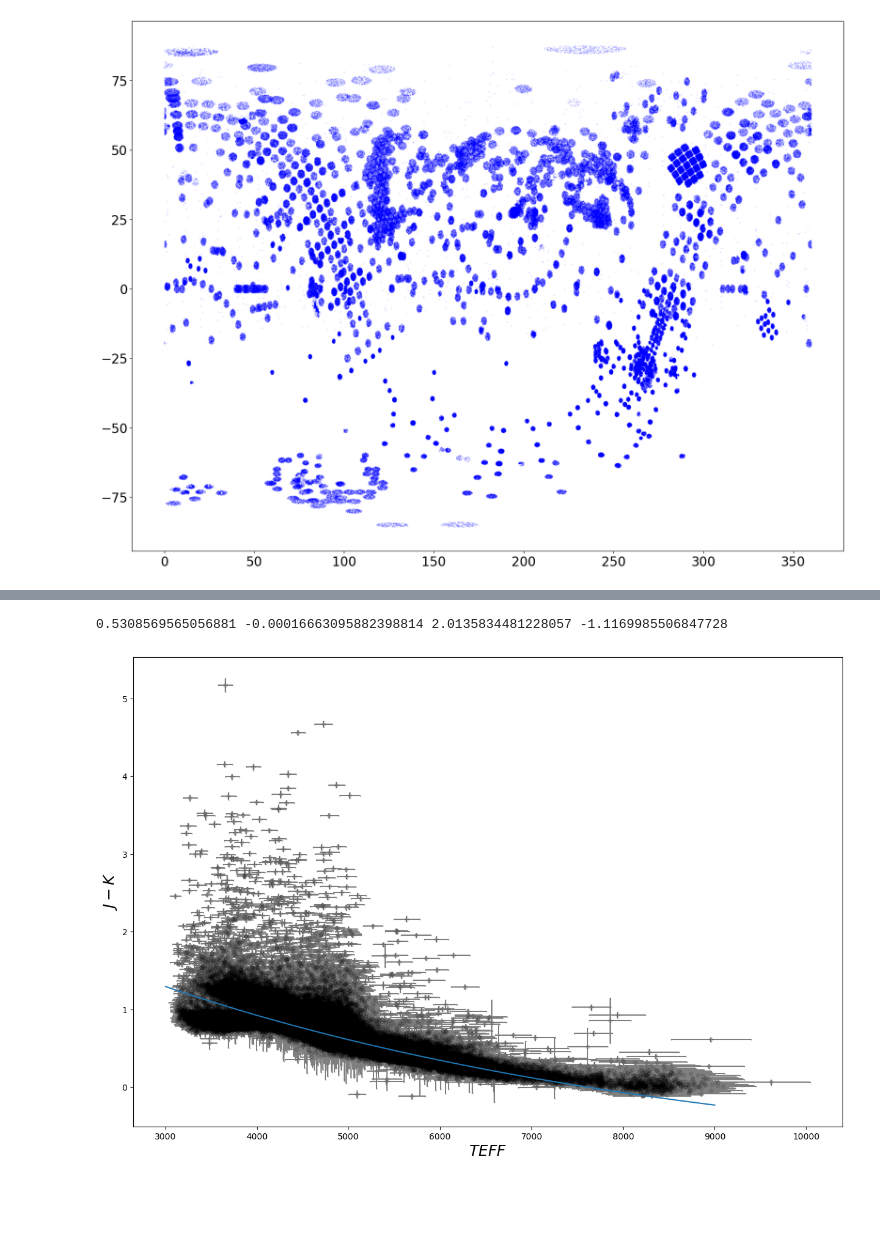
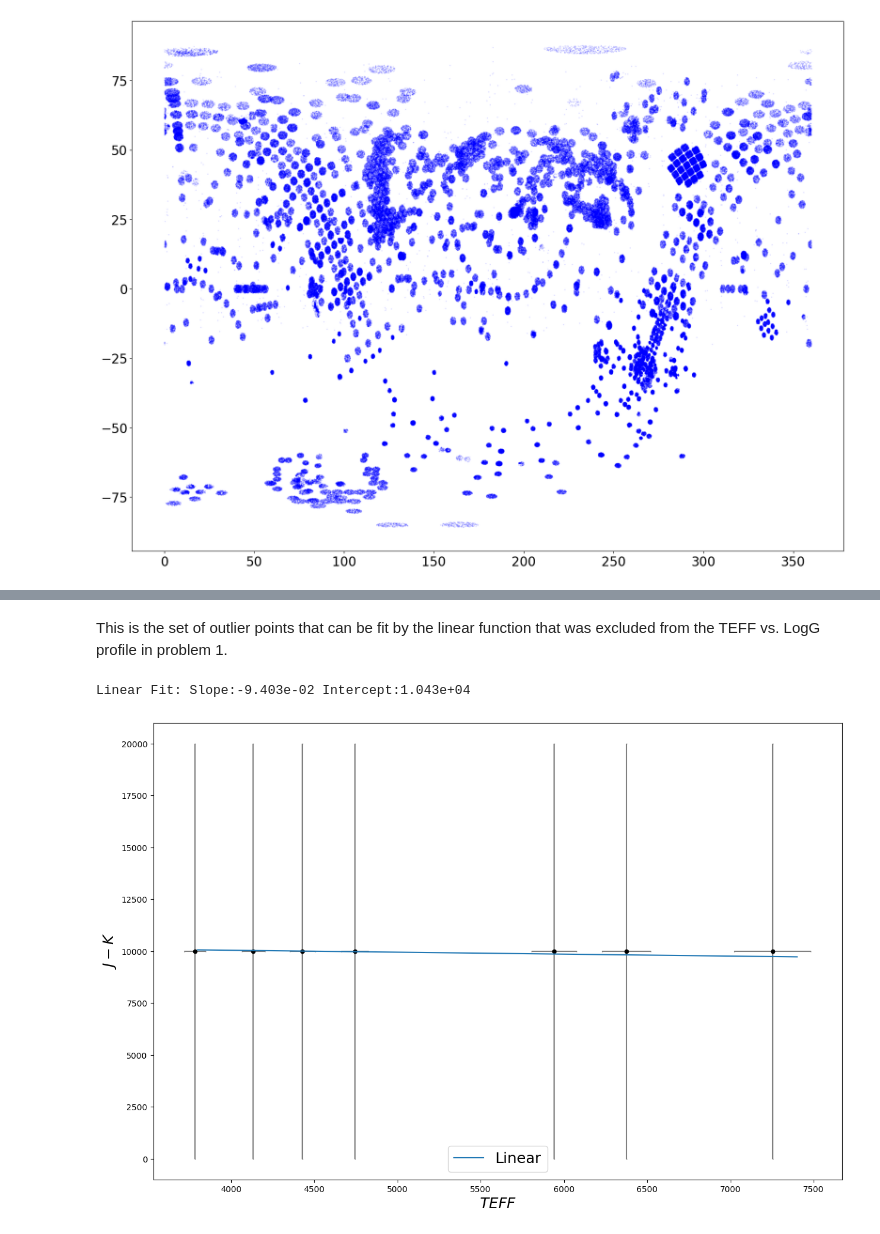
Before and after one commit to aprhorton/PHY60323, a Jupyter notebook: Week11_HW.ipynb, the cells around one changed output, grey strips where cells are left out. Drawn from its saved outputs; the diff is of its cells as text; code cells hidden in the pictures; blank space fills up the shorter version.

```diff
--- a/Week11_HW.ipynb
+++ b/Week11_HW.ipynb
@@ -115,7 +115,7 @@ ColDefs(
 def mcFit2(func, x, y, y_err, x_err, p0=[1,1]):
     slope = list()
     y_ints = list()
-    iters = 5
+    iters = 500
     for i in range(iters):
         # remember random normal distribution (Gaussian)
         weightsx = np.random.randn(len(y))
@@ -135,7 +135,7 @@ def mcFit3(func, x, y, y_err, x_err,p0=[1,1,1]):
     paramA = list()
     paramB = list()
     paramC = list()
-    iters = 5
+    iters = 500
     for i in range(iters):
         # remember random normal distribution (Gaussian)
         weightsx = np.random.randn(len(y))
@@ -155,7 +155,7 @@ def mcFit4(func, x, y, y_err, x_err, p0=[1,1,1,1]):
     paramB = list()
     paramC = list()
     paramD = list()
-    iters = 5
+    iters = 500
     for i in range(iters):
         # remember random normal distribution (Gaussian)
         weightsx = np.random.randn(len(y))
@@ -322,48 +600,30 @@ plt.show()
+# %% [markdown]
+This is the set of outlier points that can be fit by the linear function that was excluded from the TEFF vs. LogG profile in problem 1.
 # %%
-#problem 4 Select stars only with with  𝐺𝐿𝐴𝑇<−10  or  𝐺𝐿𝐴𝑇>10  Fit {\bf TEFF, (TEFF_ERR) vs. (J - K) (J_ERR, K_ERR)
-mask_1 = ((star['GLAT'][good] < -10) | (star['GLAT'][good] >10)) &(star['TEFF'][good] > -9999) & ((star['J'][good]-star['K'][good])<9999) & (np.sqrt(star['J_ERR'][good]**2+star['K_ERR'][good]**2)<8)
+
+mask_1 = ((star['GLAT'][good] < -10) | (star['GLAT'][good] >10)) &(star['TEFF'][good] > -9999) & ((star['J'][good]-star['K'][good])>9999)
 xdat = star['TEFF'][good][mask_1]
 ydat = star['J'][good][mask_1]-star['K'][good][mask_1]
 xdat_err = star['TEFF_ERR'][good][mask_1]
 ydat_err = np.sqrt(star['J_ERR'][good][mask_1]**2+star['K_ERR'][good][mask_1]**2)
 
 
-#slope, intercept = mcFit2(linear, xdat, ydat, ydat_err)
-#a_poly_2,b_poly_2,c_poly_2 = mcFit3(poly2, xdat, ydat, ydat_err, xdat_err)
-#print(a_poly_2,b_poly_2,c_poly_2)
-#a_poly_3,b_poly_3,c_poly_3,d_poly_3 = mcFit4(poly3, xdat, ydat, ydat_err, xdat_err)
-#print(a_poly_3,b_poly_3,c_poly_3,d_poly_3)
-
-#a_lorentz, b_lorentz, c_lorentz = mcFit3(lorentzian_cauchy,xdat, ydat, ydat_err, xdat_err, p0=[4000,1000,1.5])
-#print(a_lorentz, b_lorentz, c_lorentz)
-#a_sig, b_sig, c_sig, d_sig = mcFit4(sigmoid, xdat, ydat, ydat_err, xdat_err,p0=[4000,6,2.5,0.3])
-#print(a_sig, b_sig, c_sig, d_sig)
-#a_4,b_4,c_4,d_4 = mcFit4(logfit, xdat, ydat, ydat_err, xdat_err, p0=[-5,0.5,850,25])
-#print(a_4,b_4,c_4,d_4)
-a_exp,b_exp,c_exp,d_exp = mcFit4(exponential,xdat, ydat, ydat_err, xdat_err, p0=[0,0,0,0])
-print(a_exp,b_exp,c_exp,d_exp)
+slope, intercept = mcFit2(linear, xdat, ydat, ydat_err, xdat_err, p0=[0., 9999.3])
+print('Linear Fit:', "Slope:{:.3e}".format(slope)+" "+"Intercept:{:.3e}".format(intercept))
+xfine = np.linspace(3800, 7400, 5)
+fig = plt.figure(figsize=(15,10))
+ax = fig.add_subplot(111)
+ax.scatter(xdat,ydat,s=20,c='black')
+ax.plot(xfine, linear(xfine, np.mean(slope), np.mean(intercept)), label='Linear')
+ax.errorbar(xdat,ydat,xerr= xdat_err,yerr=ydat_err, c='tab:gray',
+            fmt='.', markersize=0.75, capsize=1 ,zorder=0)
 
 
-xfine = np.linspace(3000, 9000, 1000)
-fig = plt.figure(figsize=(15,10))
-ax = fig.add_subplot(111)
-ax.scatter(xdat,ydat,s=20,c='black',alpha=0.1)
-ax.errorbar(xdat,ydat,xerr= xdat_err,yerr=ydat_err, c='tab:gray',
-            fmt='.', markersize=0.75, capsize=1 ,zorder=0)
-#ax.plot(xfine, linear(xfine, np.mean(slope), np.mean(intercept)), label='Linear')
-#ax.plot(xfine, poly2(xfine, np.mean(a_poly_2), np.mean(b_poly_2), np.mean(c_poly_2)), label='2nd degree Polynomial')
-#ax.plot(xfine, poly3(xfine, np.mean(a_poly_3), np.mean(b_poly_3), np.mean(c_poly_3), np.mean(d_poly_3)), label='3rd degree Polynomial')
-#ax.plot(xfine, lorentzian_cauchy(xfine, np.mean(a_lorentz), np.mean(b_lorentz), np.mean(c_lorentz)), label='Lorenzian Cauchy')
-#ax.plot(xfine, sigmoid(xfine, np.mean(a_sig), np.mean(b_sig), np.mean(c_sig),np.mean(d_sig)), label='Sigmoid')
-#ax.plot(xfine, logfit(xfine, np.mean(a_4), np.mean(b_4), np.mean(c_4), np.mean(d_4)), label='Log')
-ax.plot(xfine, exponential(xfine, np.mean(a_exp), np.mean(b_exp), np.mean(c_exp), np.mean(d_exp)), label='Exponential')
-
-
-
+plt.legend(loc='best', fontsize=18)
 ax.set_xlabel('$TEFF$', fontsize=18)
 ax.set_ylabel('$J-K$', fontsize=18)
 
 plt.show()
 # %% [output]
-0.5308569565056881 -0.00016663095882398814 2.0135834481228057 -1.1169985506847728
+Linear Fit: Slope:-9.403e-02 Intercept:1.043e+04
-[figure, old version]
+[figure, new version]
```
Also changed, not shown: parts of 20 cells of this notebook.
